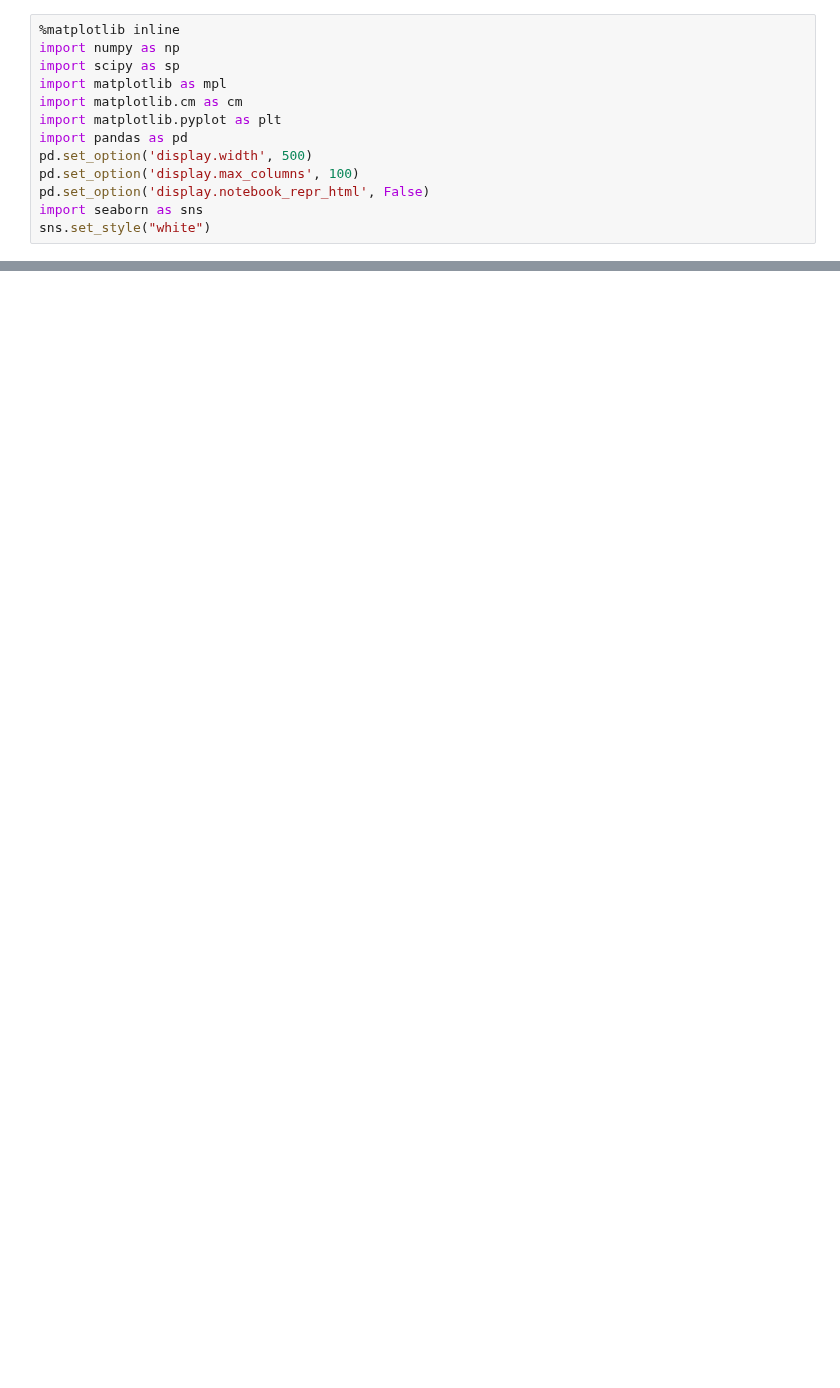
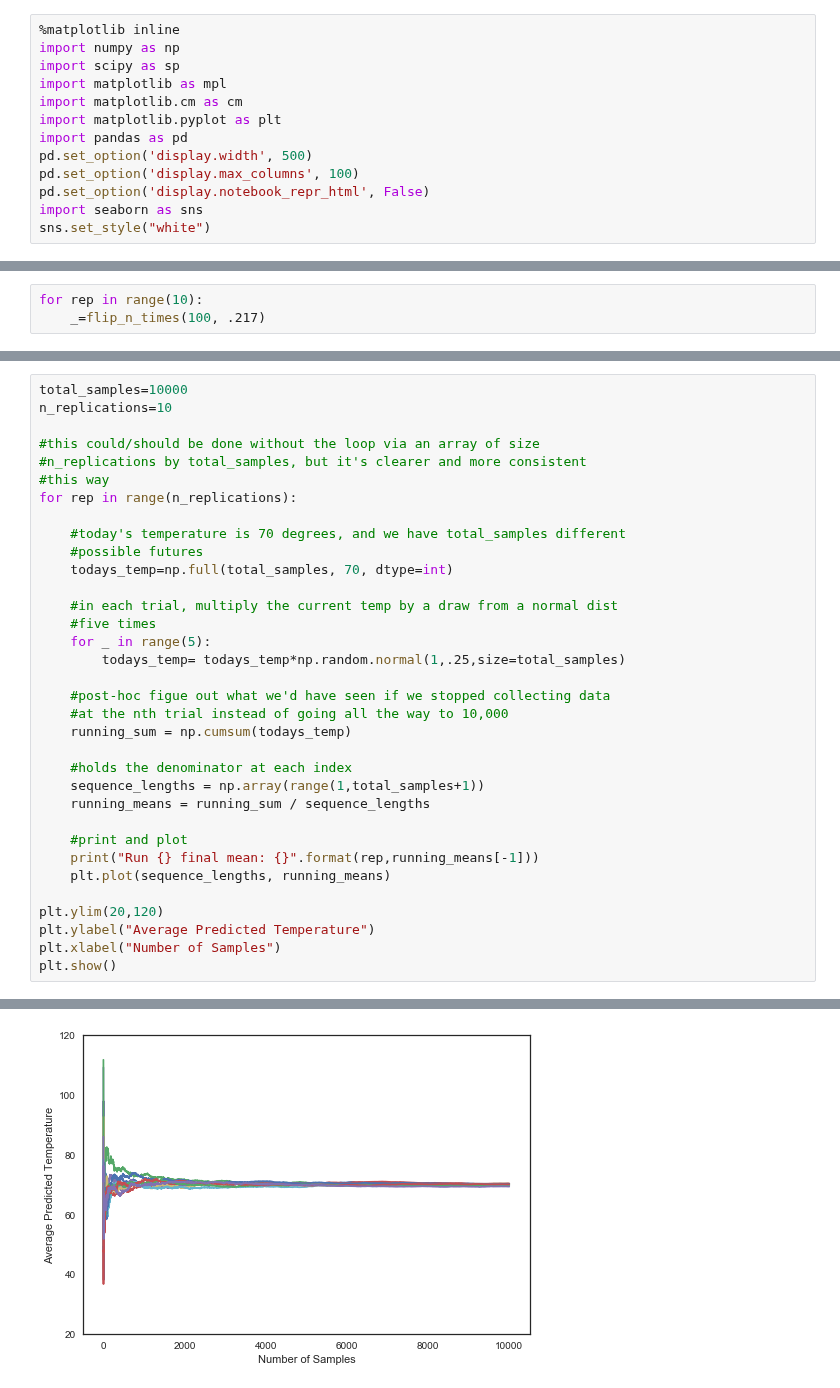
Before and after one commit to wclaybaugh/2017, a Jupyter notebook: wiki/LLN_applied_to_simulation.ipynb, the cells around one changed output, grey strips where cells are left out. Drawn from its saved outputs; the diff is of its cells as text; blank space fills up the shorter version.

```diff
--- a/wiki/LLN_applied_to_simulation.ipynb
+++ b/wiki/LLN_applied_to_simulation.ipynb
@@ -77,0 +60,3 @@ Each finite length run is called a **sample**, which has been obtained from the
+# %%
+for rep in range(10):
+    _=flip_n_times(100, .217)
@@ -77,0 +187,35 @@ Each finite length run is called a **sample**, which has been obtained from the
+# %%
+total_samples=10000
+n_replications=10
+
+#this could/should be done without the loop via an array of size
+#n_replications by total_samples, but it's clearer and more consistent
+#this way
+for rep in range(n_replications):
+
+    #today's temperature is 70 degrees, and we have total_samples different
+    #possible futures
+    todays_temp=np.full(total_samples, 70, dtype=int)
+
+    #in each trial, multiply the current temp by a draw from a normal dist
+    #five times
+    for _ in range(5):
+        todays_temp= todays_temp*np.random.normal(1,.25,size=total_samples)
+
+    #post-hoc figue out what we'd have seen if we stopped collecting data
+    #at the nth trial instead of going all the way to 10,000
+    running_sum = np.cumsum(todays_temp)
+
+    #holds the denominator at each index
+    sequence_lengths = np.array(range(1,total_samples+1))
+    running_means = running_sum / sequence_lengths
+
+    #print and plot
+    print("Run {} final mean: {}".format(rep,running_means[-1]))
+    plt.plot(sequence_lengths, running_means)
+
+plt.ylim(20,120)
+plt.ylabel("Average Predicted Temperature")
+plt.xlabel("Number of Samples")
+plt.show()
+# %% [output]
@@ -77,0 +232 @@ Each finite length run is called a **sample**, which has been obtained from the
+[figure, added]
```
Also changed, not shown: parts of 35 cells of this notebook, 14 other files.
